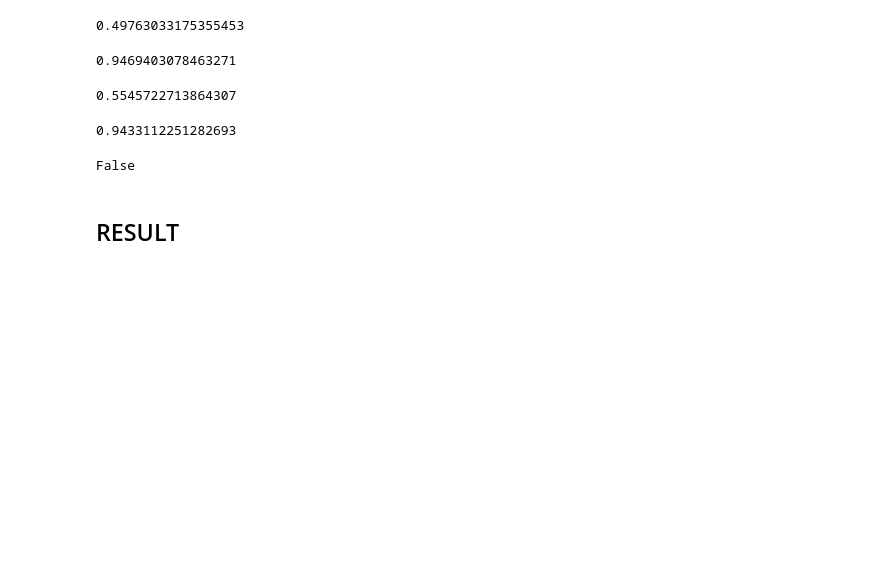
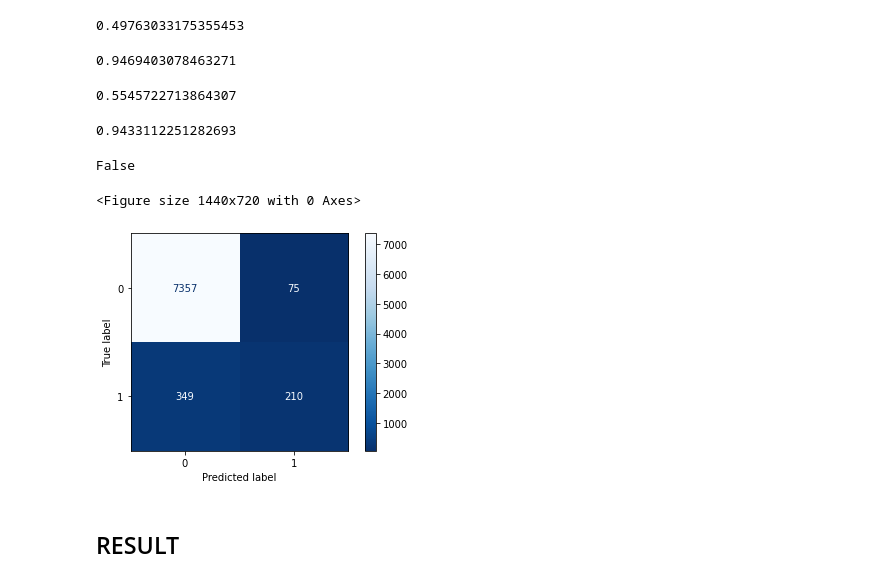
Before and after one commit to Jyotirmay-Giri/Twitter-Sentiment-Analysis, a Jupyter notebook: Tweeter_sentiment_Analysis.ipynb, the cells around one changed output. Saved outputs shown, nothing was run; the diff lists cells and outputs as text; code cells hidden in the pictures; blank space fills up the shorter version.

```diff
--- a/Tweeter_sentiment_Analysis.ipynb
+++ b/Tweeter_sentiment_Analysis.ipynb
@@ -316,6 +332,15 @@ accuracy_score(y_test,pred)
 pred_prob[0][1] >= 0.3
 # %% [output]
 False
+# %%
+plt.figure(figsize = (20,10))
+from sklearn.metrics import plot_confusion_matrix
+plot_confusion_matrix(model, x_test, y_test,cmap='Blues_r',)
+# Accent' 'BuGn', 'hot', 'hot_r', 'hsv', 'hsv_r', 'icefire', 'icefire_r', 'inferno', 'inferno_r', 'jet', 'jet_r',
+plt.show()
+# %% [output]
+<Figure size 1440x720 with 0 Axes>
+[figure, added]
 # %% [markdown]
 ## RESULT
 # %%
```
Also changed, not shown: parts of 4 cells of this notebook.
